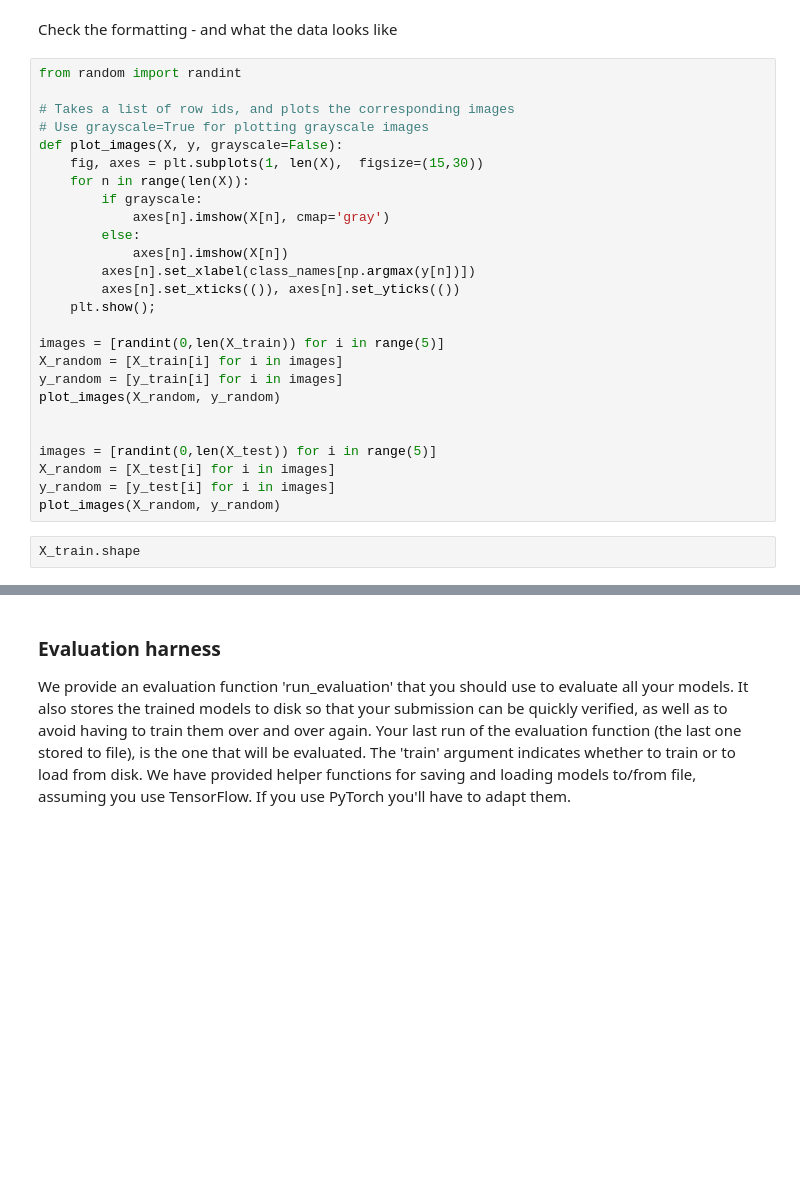
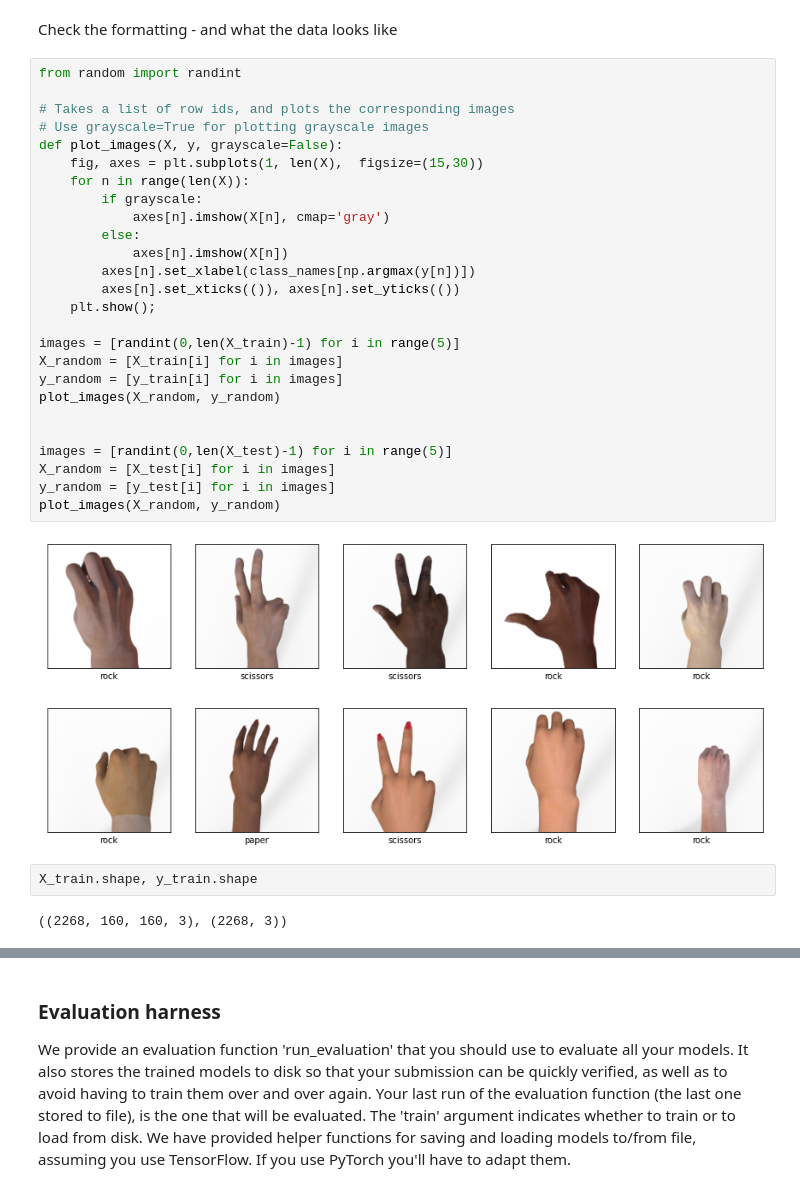
Before and after one commit to nikhil-96/ML-Assignment3, a Jupyter notebook: Assignment_3.ipynb, the cells around one changed output, grey strips where cells are left out. Cells and saved outputs as stored; diff of their text form; blank space fills up the shorter version.

```diff
--- a/Assignment_3.ipynb
+++ b/Assignment_3.ipynb
@@ -152,28 +163,33 @@ Check the formatting - and what the data looks like
 # %%
 from random import randint
 
 # Takes a list of row ids, and plots the corresponding images
 # Use grayscale=True for plotting grayscale images
 def plot_images(X, y, grayscale=False):
     fig, axes = plt.subplots(1, len(X),  figsize=(15,30))
     for n in range(len(X)):
         if grayscale:
             axes[n].imshow(X[n], cmap='gray')
         else:
             axes[n].imshow(X[n])
         axes[n].set_xlabel(class_names[np.argmax(y[n])])
         axes[n].set_xticks(()), axes[n].set_yticks(())
     plt.show();
 
-images = [randint(0,len(X_train)) for i in range(5)]
+images = [randint(0,len(X_train)-1) for i in range(5)]
 X_random = [X_train[i] for i in images]
 y_random = [y_train[i] for i in images]
 plot_images(X_random, y_random)
 
 
-images = [randint(0,len(X_test)) for i in range(5)]
+images = [randint(0,len(X_test)-1) for i in range(5)]
 X_random = [X_test[i] for i in images]
 y_random = [y_test[i] for i in images]
 plot_images(X_random, y_random)
+# %% [output]
+[figure, added]
+[figure, added]
 # %%
-X_train.shape
+X_train.shape, y_train.shape
+# %% [output]
+((2268, 160, 160, 3), (2268, 3))
```
Also changed, not shown: parts of 32 cells of this notebook, 11 other files.
